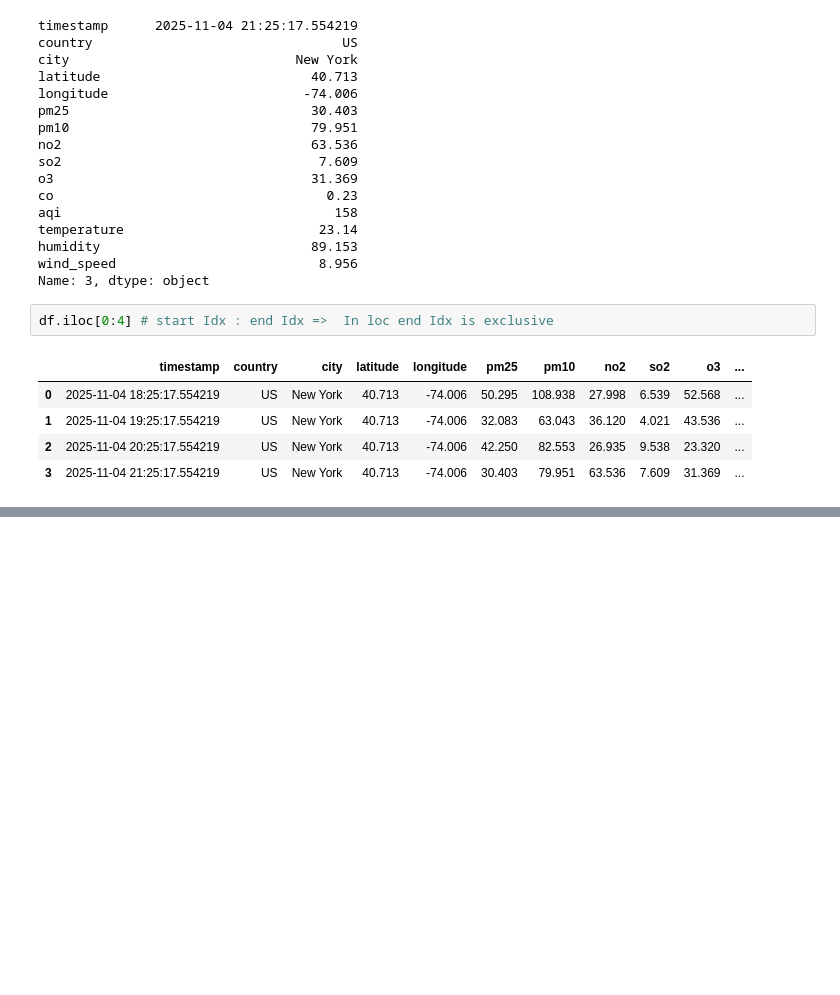
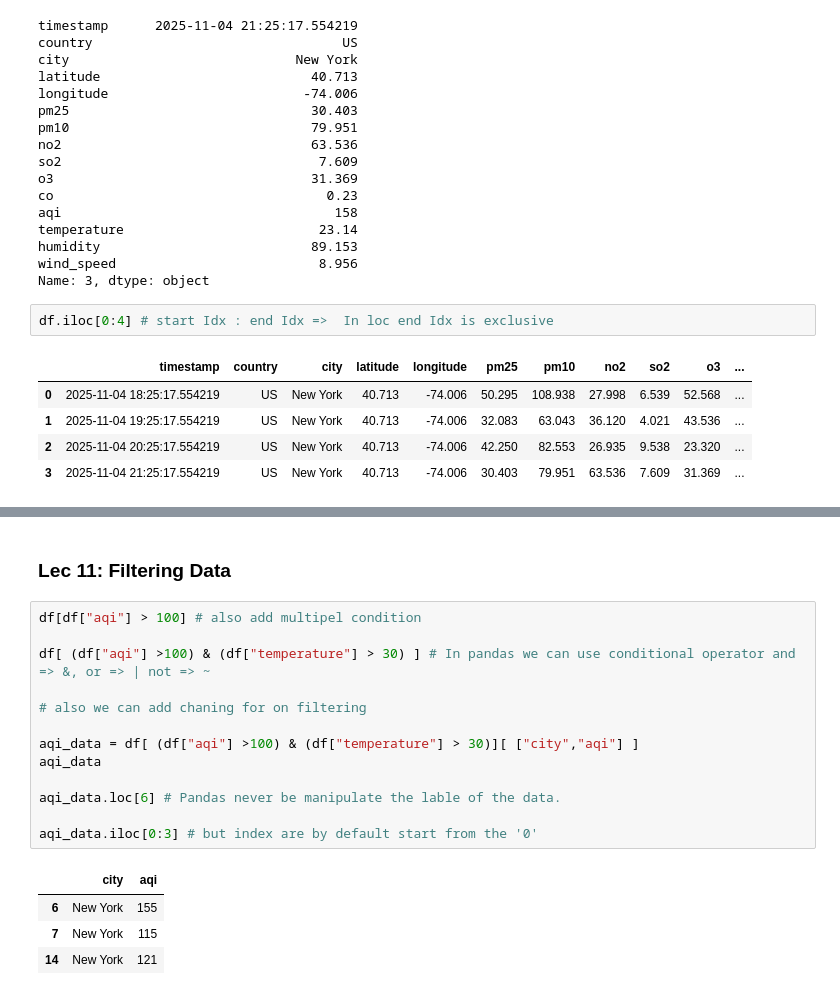
Before and after one commit to SourabhTiware/AI-ML-DS-Learning-Journey, a Jupyter notebook: 05 - Pandas part 1/Kaggle dataset with Practice/Practice_pandas_with_real_data.ipynb, the cells around one changed output, grey strips where cells are left out. Saved outputs shown, nothing was run; the diff lists cells and outputs as text; blank space fills up the shorter version.

```diff
--- a/05 - Pandas part 1/Kaggle dataset with Practice/Practice_pandas_with_real_data.ipynb
+++ b/05 - Pandas part 1/Kaggle dataset with Practice/Practice_pandas_with_real_data.ipynb
@@ -361,0 +431,20 @@ df.iloc[0:4] # start Idx : end Idx =>  In loc end Idx is exclusive
+# %% [markdown]
+### Lec 11: Filtering Data
+# %%
+df[df["aqi"] > 100] # also add multipel condition
+
+df[ (df["aqi"] >100) & (df["temperature"] > 30) ] # In pandas we can use conditional operator and => &, or => | not => ~
+
+# also we can add chaning for on filtering
+
+aqi_data = df[ (df["aqi"] >100) & (df["temperature"] > 30)][ ["city","aqi"] ]
+aqi_data
+
+aqi_data.loc[6] # Pandas never be manipulate the lable of the data.
+
+aqi_data.iloc[0:3] # but index are by default start from the '0'
+# %% [output]
+|  | city | aqi |
+| 6 | New York | 155 |
+| 7 | New York | 115 |
+| 14 | New York | 121 |
```
Also changed, not shown: parts of 7 cells of this notebook, 3 other files.
